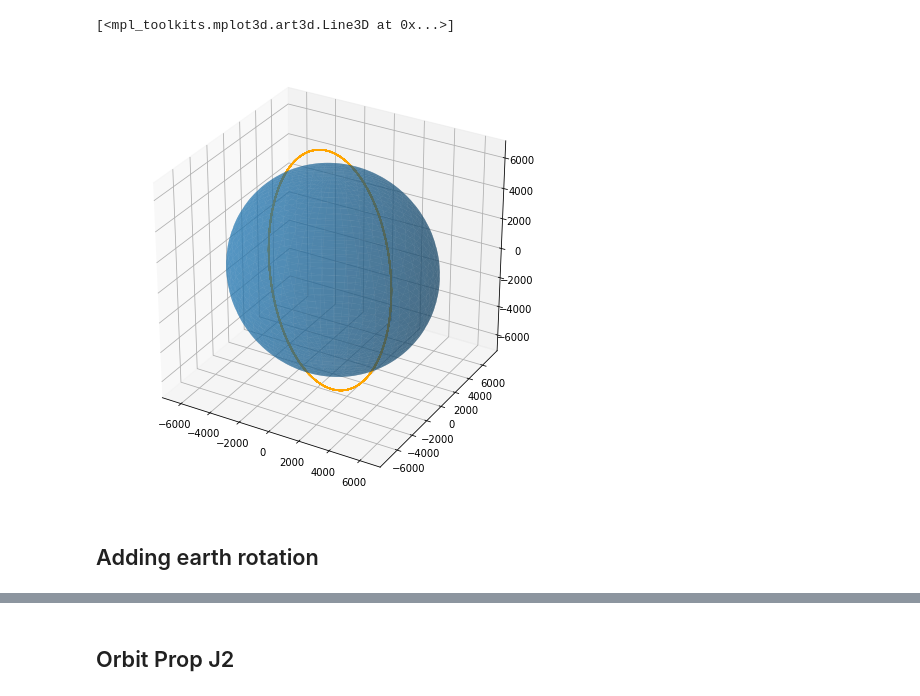
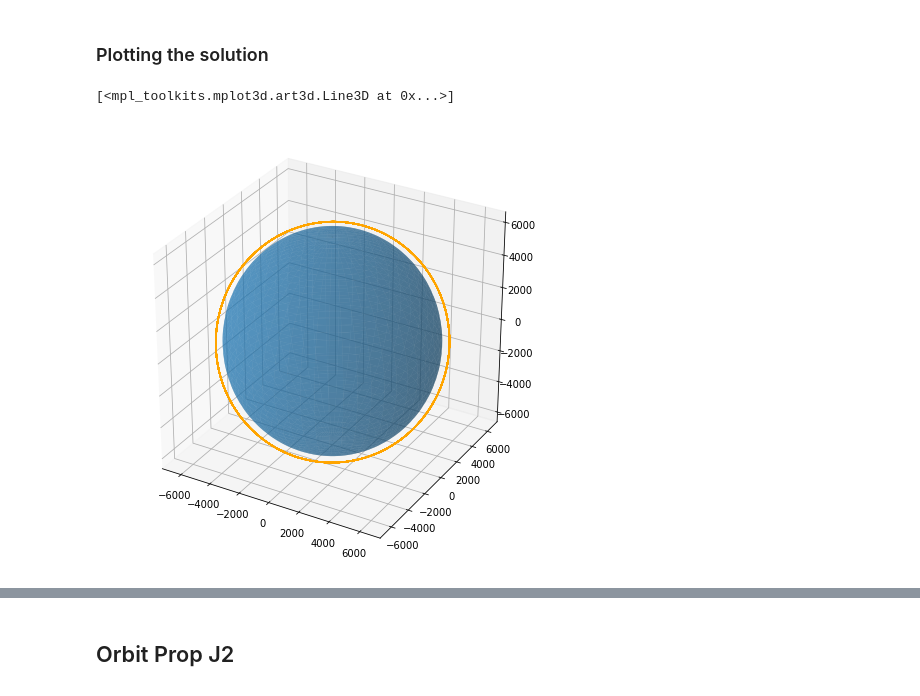
Before and after one commit to ljdcvda/aerospace-projects, a Jupyter notebook: orbit/orbit.ipynb, the cells around one changed output, grey strips where cells are left out. Saved outputs shown, nothing was run; the diff lists cells and outputs as text; code cells hidden in the pictures.

```diff
--- a/orbit/orbit.ipynb
+++ b/orbit/orbit.ipynb
@@ -5,19 +125,18 @@
 from scipy.integrate import solve_ivp
 import numpy as np
 
-def dynamics(t, xv):
+def dynamics(t, rv):
     mu = 398600
-    x = xv[:3]
-    v = xv[3:]
-    xdotvdot=[]
-    xdotvdot[:3] = v
-    vdot = (-mu/np.linalg.norm(x)**3)
-    xdotvdot[3:] = [xi * vdot for xi in x]
-    return xdotvdot
-
-r = [-246.455751500585, 7144.97666047531, 13.5146332799517]
-v = [-2.30736637412123, -0.0908428037716378, 7.11468072166050]
+    r = rv[:3]
+    v = rv[3:]
+    rdotvdot=[]
+    rdotvdot[:3] = v
+    vdot = (-mu/np.linalg.norm(r)**3)
+    rdotvdot[3:] = [ri * vdot for ri in r]
+    return rdotvdot
 
 rv = r+v
 
 sol = solve_ivp(dynamics, [0, 3600*24], rv, rtol=1e-9, atol=1e-9, dense_output=True)
+position = sol.y[:3]
+t = sol.t
@@ -27,22 +143,21 @@ t = sol.t
+# %% [markdown]
+### Plotting the solution
 # %%
+import matplotlib.pyplot as plt
+from mpl_toolkits import mplot3d
+
 fig = plt.figure(figsize=(8, 8))
 ax = fig.gca(projection='3d')
-# ax.view_init(elev=9, azim=26)
 
-
-# Make data
-u = np.linspace(0, 2 * np.pi, 100)
-v = np.linspace(0, np.pi, 100)
-x = 6378 * np.outer(np.cos(u), np.sin(v))
-y = 6378 * np.outer(np.sin(u), np.sin(v))
-z = 6371 * np.outer(np.ones(np.size(u)), np.cos(v))
-
-# Plot the surface
+# Make Earth globe
+a = np.linspace(0, 2 * np.pi, 100)
+b = np.linspace(0, np.pi, 100)
+x = 6378 * np.outer(np.cos(a), np.sin(b))
+y = 6378 * np.outer(np.sin(a), np.sin(b))
+z = 6371 * np.outer(np.ones(np.size(a)), np.cos(b))
 ax.plot_surface(x, y, z, alpha=0.5)
 
-plt.plot(r[0],r[1],r[2], 'orange')
+plt.plot(position[0],position[1],position[2], 'orange')
 # %% [output]
 [<mpl_toolkits.mplot3d.art3d.Line3D at 0x...>]
-[figure, old version]
+[figure, new version]
-# %% [markdown]
-## Adding earth rotation
```
Also changed, not shown: parts of 24 cells of this notebook, 2 other files.
